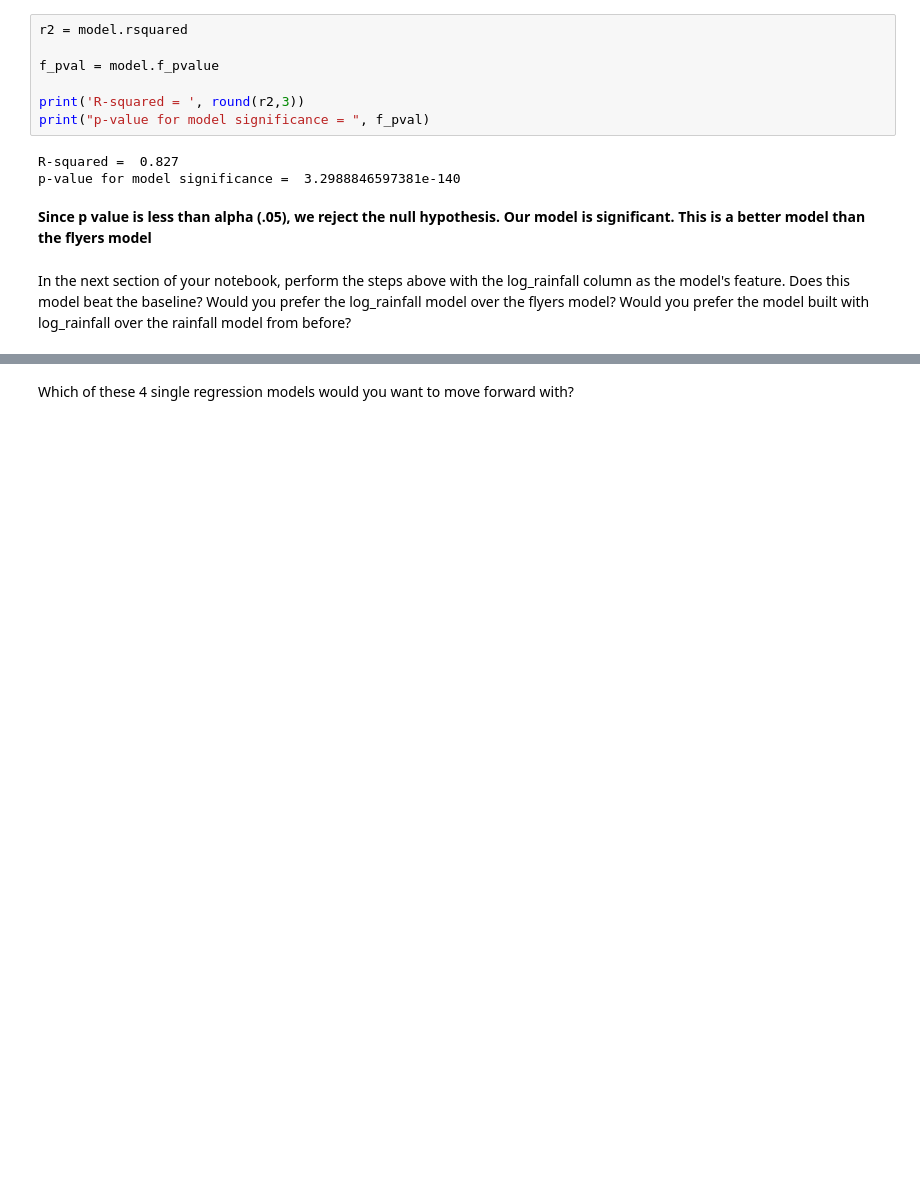
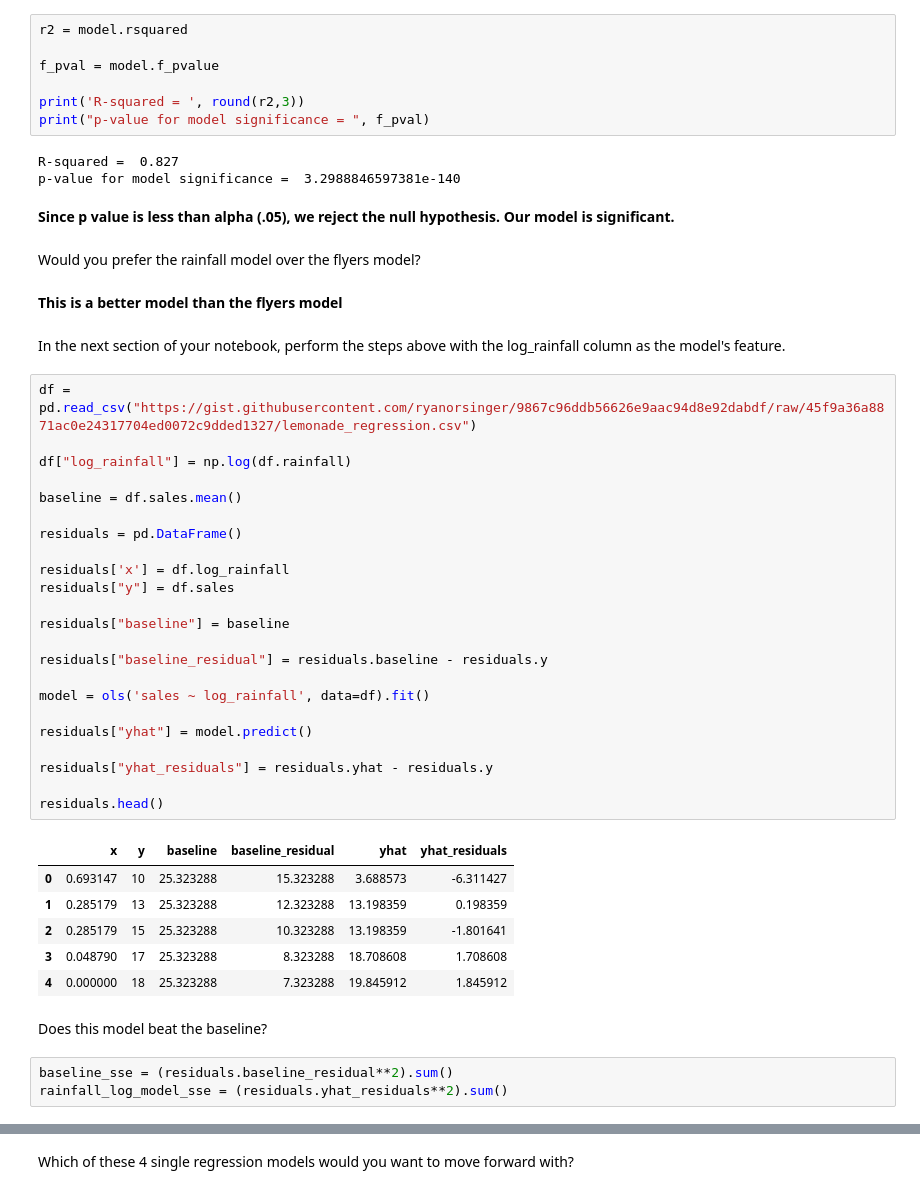
Before and after one commit to gilbert-noriega-ii/regression-exercises, a Jupyter notebook: evaluate.ipynb, the cells around one changed output, grey strips where cells are left out. Cells and saved outputs as stored; diff of their text form; blank space fills up the shorter version.

```diff
--- a/evaluate.ipynb
+++ b/evaluate.ipynb
@@ -175,6 +177,44 @@ R-squared =  0.827
 p-value for model significance =  3.2988846597381e-140
 # %% [markdown]
 __Since p value is less than alpha (.05), we reject the null hypothesis. Our model is significant.__
-__This is a better model than the flyers model__
+# %% [markdown]
+Would you prefer the rainfall model over the flyers model?
+# %% [markdown]
+__This is a better model than the flyers model__
 # %% [markdown]
-In the next section of your notebook, perform the steps above with the log_rainfall column as the model's feature. Does this model beat the baseline? Would you prefer the log_rainfall model over the flyers model? Would you prefer the model built with log_rainfall over the rainfall model from before?
+In the next section of your notebook, perform the steps above with the log_rainfall column as the model's feature.
+# %%
+df = pd.read_csv("https://gist.githubusercontent.com/ryanorsinger/9867c96ddb56626e9aac94d8e92dabdf/raw/45f9a36a8871ac0e24317704ed0072c9dded1327/lemonade_regression.csv")
+
+df["log_rainfall"] = np.log(df.rainfall)
+
+baseline = df.sales.mean()
+
+residuals = pd.DataFrame()
+
+residuals['x'] = df.log_rainfall
+residuals["y"] = df.sales
+
+residuals["baseline"] = baseline
+
+residuals["baseline_residual"] = residuals.baseline - residuals.y
+
+model = ols('sales ~ log_rainfall', data=df).fit()
+
+residuals["yhat"] = model.predict()
+
+residuals["yhat_residuals"] = residuals.yhat - residuals.y
+
+residuals.head()
+# %% [output]
+|  | x | y | baseline | baseline_residual | yhat | yhat_residuals |
+| 0 | 0.693147 | 10 | 25.323288 | 15.323288 | 3.688573 | -6.311427 |
+| 1 | 0.285179 | 13 | 25.323288 | 12.323288 | 13.198359 | 0.198359 |
+| 2 | 0.285179 | 15 | 25.323288 | 10.323288 | 13.198359 | -1.801641 |
+| 3 | 0.048790 | 17 | 25.323288 | 8.323288 | 18.708608 | 1.708608 |
+| 4 | 0.000000 | 18 | 25.323288 | 7.323288 | 19.845912 | 1.845912 |
+# %% [markdown]
+Does this model beat the baseline?
+# %%
+baseline_sse = (residuals.baseline_residual**2).sum()
+rainfall_log_model_sse = (residuals.yhat_residuals**2).sum()
```
Also changed, not shown: parts of 33 cells of this notebook.
